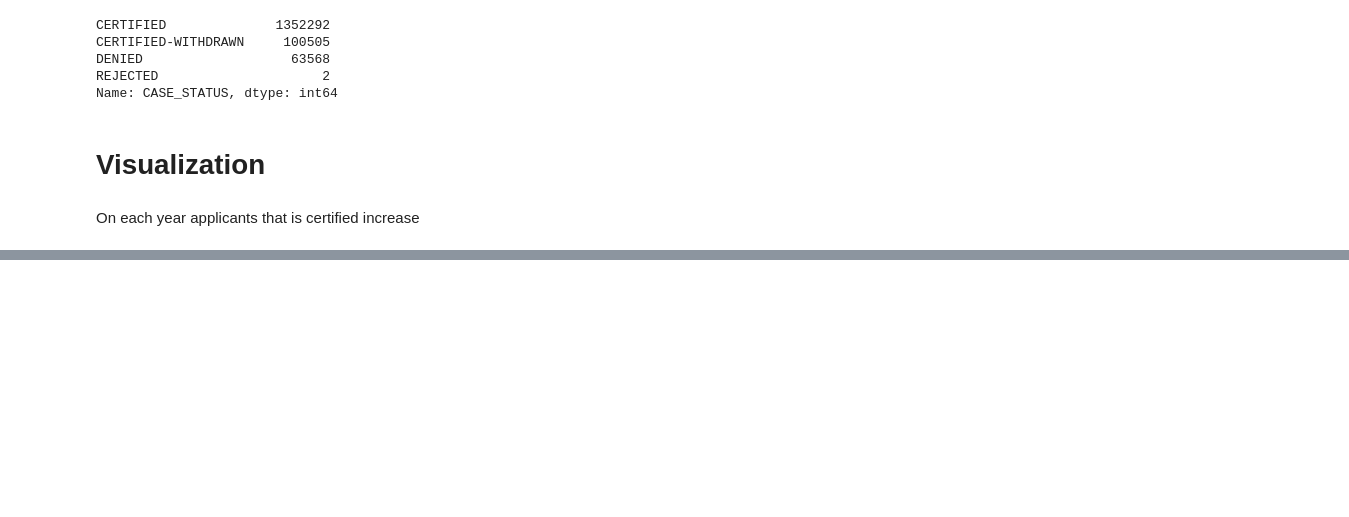
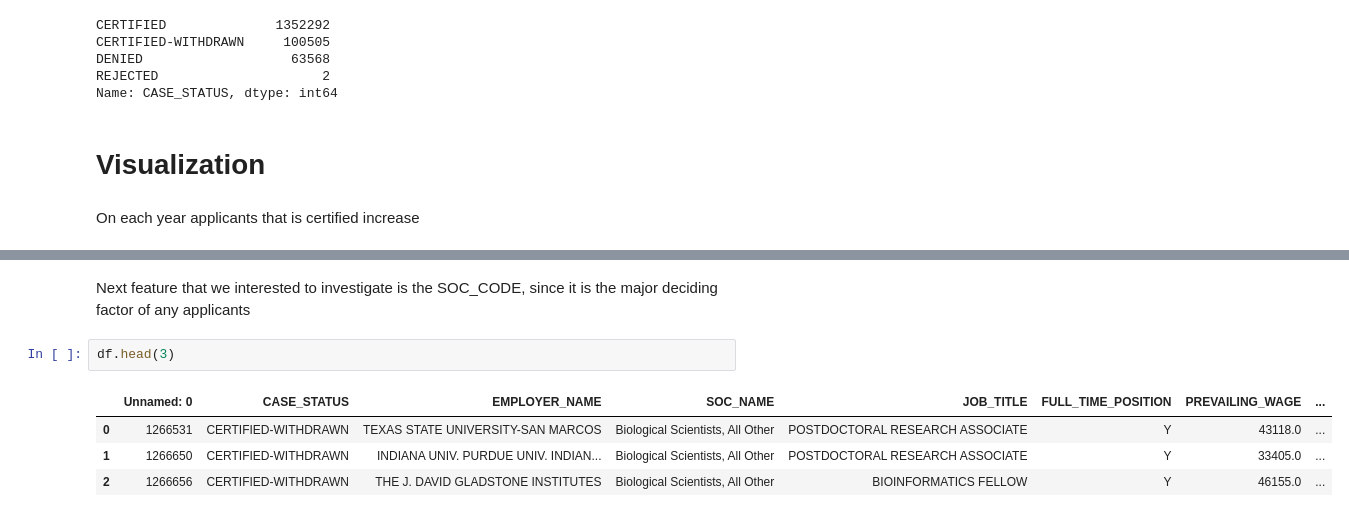
Before and after one commit to edwardsujono/h1b_visa_data_analysis, a Jupyter notebook: H1B_Notebook.ipynb, the cells around one changed output, grey strips where cells are left out. Drawn from its saved outputs; the diff is of its cells as text; blank space fills up the shorter version.

```diff
--- a/H1B_Notebook.ipynb
+++ b/H1B_Notebook.ipynb
@@ -108,0 +107,9 @@ sns.set(style="white", color_codes=True)
+# %% [markdown]
+Next feature that we interested to investigate is the SOC_CODE, since it is the major deciding factor of any applicants
+# %%
+df.head(3)
+# %% [output]
+|  | Unnamed: 0 | CASE_STATUS | EMPLOYER_NAME | SOC_NAME | JOB_TITLE | FULL_TIME_POSITION | PREVAILING_WAGE | ... |
+| 0 | 1266531 | CERTIFIED-WITHDRAWN | TEXAS STATE UNIVERSITY-SAN MARCOS | Biological Scientists, All Other | POSTDOCTORAL RESEARCH ASSOCIATE | Y | 43118.0 | ... |
+| 1 | 1266650 | CERTIFIED-WITHDRAWN | INDIANA UNIV. PURDUE UNIV. INDIAN... | Biological Scientists, All Other | POSTDOCTORAL RESEARCH ASSOCIATE | Y | 33405.0 | ... |
+| 2 | 1266656 | CERTIFIED-WITHDRAWN | THE J. DAVID GLADSTONE INSTITUTES | Biological Scientists, All Other | BIOINFORMATICS FELLOW | Y | 46155.0 | ... |
```
Also changed, not shown: parts of 4 cells of this notebook.
